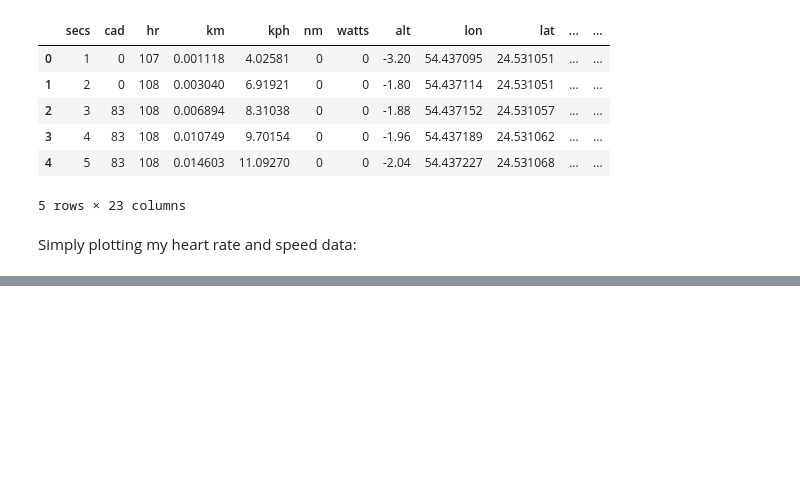
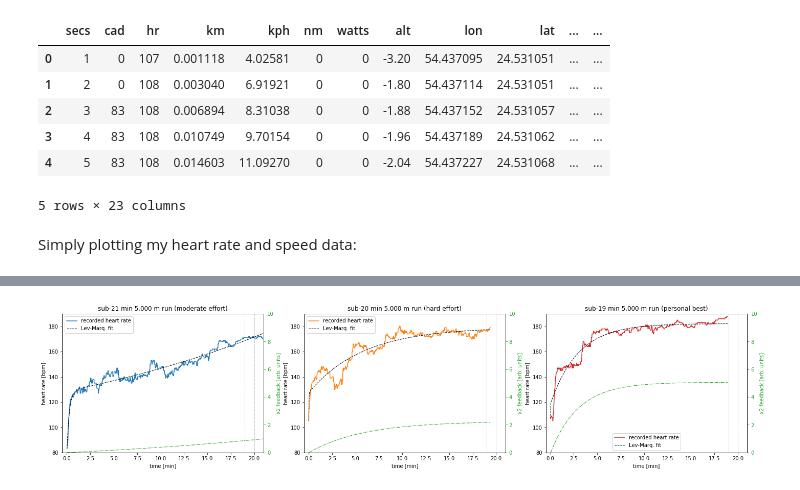
Before and after one commit to sebastiankalos/math_modeling, a Jupyter notebook: HR_analysis.ipynb, the cells around one changed output, grey strips where cells are left out. Saved outputs shown, nothing was run; the diff lists cells and outputs as text; code cells hidden in the pictures; blank space fills up the shorter version.

```diff
--- a/HR_analysis.ipynb
+++ b/HR_analysis.ipynb
@@ -137,0 +129,76 @@ plt3.legend()
+# %%
+def extract_params(result):
+    a1 = result.params.valuesdict()["a1"]
+    a2 = result.params.valuesdict()["a2"]
+    a3 = result.params.valuesdict()["a3"]
+    a4 = result.params.valuesdict()["a4"]
+    a5 = result.params.valuesdict()["a5"]
+    params = (a1, a2, a3, a4, a5) #return a tuple (for an easy pass into odeint())
+    return params
+# %%
+sub_21_params = extract_params(sub_21_result)
+sub_20_params = extract_params(sub_20_result)
+sub_19_params = extract_params(sub_19_result)
+# %%
+t = np.linspace(0,1200,1200)
+sub_21_fit = odeint(ode_model, [0,0], secs_sub_21, args=sub_21_params)
+sub_20_fit = odeint(ode_model, [0,0], secs_sub_20, args=sub_20_params)
+sub_19_fit = odeint(ode_model, [0,0], secs_sub_19, args=sub_19_params)
+# %%
+fig, (plt1, plt2, plt3) = plt.subplots(1, 3, figsize=(24, 5))
+
+plt1.plot(secs_sub_21/60, hr_sub_21, color="tab:blue",label='recorded heart rate')
+plt1.plot(secs_sub_21/60, np.array(sub_21_final_x1)+HR_rest_sub_21, '--', linewidth=1, color='black',label="Lev-Marq. fit")
+plt1.set_xlim([-0.5,21])
+plt1.set_ylim([80,190])
+plt1.set_xlabel("time [min]")
+plt1.set_ylabel("heart rate [bpm]")
+plt1.set_title("sub-21 min 5,000 m run (moderate effort)")
+plt1.axvline(x=20,color="grey",linestyle='--',linewidth=0.5)
+plt1.axvline(x=19,color="grey",linestyle='--',linewidth=0.5)
+plt1.legend()
+
+ax1 = plt1.twinx()
+ax1.plot(secs_sub_21/60,sub_21_fit[:,1],color="tab:green",linestyle="-.",label="x2 feedback",linewidth=1)
+ax1.set_ylabel("bodily feedback [arb. units]",color="tab:green")
+ax1.tick_params(axis='y', colors='tab:green')
+ax1.set_ylim([0,10])
+
+
+plt2.plot(secs_sub_20/60, hr_sub_20, color="tab:orange",label='recorded heart rate')
+plt2.plot(secs_sub_20/60, np.array(sub_20_final_x1)+HR_rest_sub_20, '--', linewidth=1, color='black',label="Lev-Marq. fit")
+plt2.set_xlim([-0.5,21])
+plt2.set_ylim([80,190])
+plt2.set_xlabel("time [min]")
+plt2.set_ylabel("heart rate [bpm]")
+plt2.set_title("sub-20 min 5,000 m run (hard effort)")
+plt2.axvline(x=20,color="grey",linestyle='--',linewidth=0.5)
+plt2.axvline(x=19,color="grey",linestyle='--',linewidth=0.5)
+plt2.legend()
+
+ax2 = plt2.twinx()
+ax2.plot(secs_sub_20/60,sub_20_fit[:,1],color="tab:green",linestyle="-.",label="x2 feedback",linewidth=1)
+ax2.set_ylabel("bodily feedback [arb. units]",color="tab:green")
+ax2.tick_params(axis='y', colors='tab:green')
+ax2.set_ylim([0,10])
+
+plt3.plot(secs_sub_19/60, hr_sub_19, color="tab:red",label='recorded heart rate')
+plt3.plot(secs_sub_19/60, np.array(sub_19_final_x1)+HR_rest_sub_19, '--', linewidth=1, color='black',label="Lev-Marq. fit")
+plt3.set_xlim([-0.5,21])
+plt3.set_ylim([80,190])
+plt3.set_xlabel("time [min]")
+plt3.set_ylabel("heart rate [bpm]")
+plt3.set_title("sub-19 min 5,000 m run (personal best)")
+plt3.axvline(x=20,color="grey",linestyle='--',linewidth=0.5)
+plt3.axvline(x=19,color="grey",linestyle='--',linewidth=0.5)
+plt3.legend(loc="lower center")
+
+ax3 = plt3.twinx()
+ax3.plot(secs_sub_19/60,sub_19_fit[:,1],color="tab:green",linestyle="-.",label="x2 feedback",linewidth=1)
+ax3.set_ylabel("bodily feedback [arb. units]",color="tab:green")
+ax3.tick_params(axis='y', colors='tab:green')
+ax3.set_ylim([0,10])
+
+plt.savefig('heart_rate_fits.png', dpi=300)
+# %% [output]
+[figure, added]
```
Also changed, not shown: parts of 7 cells of this notebook, 2 other files.
